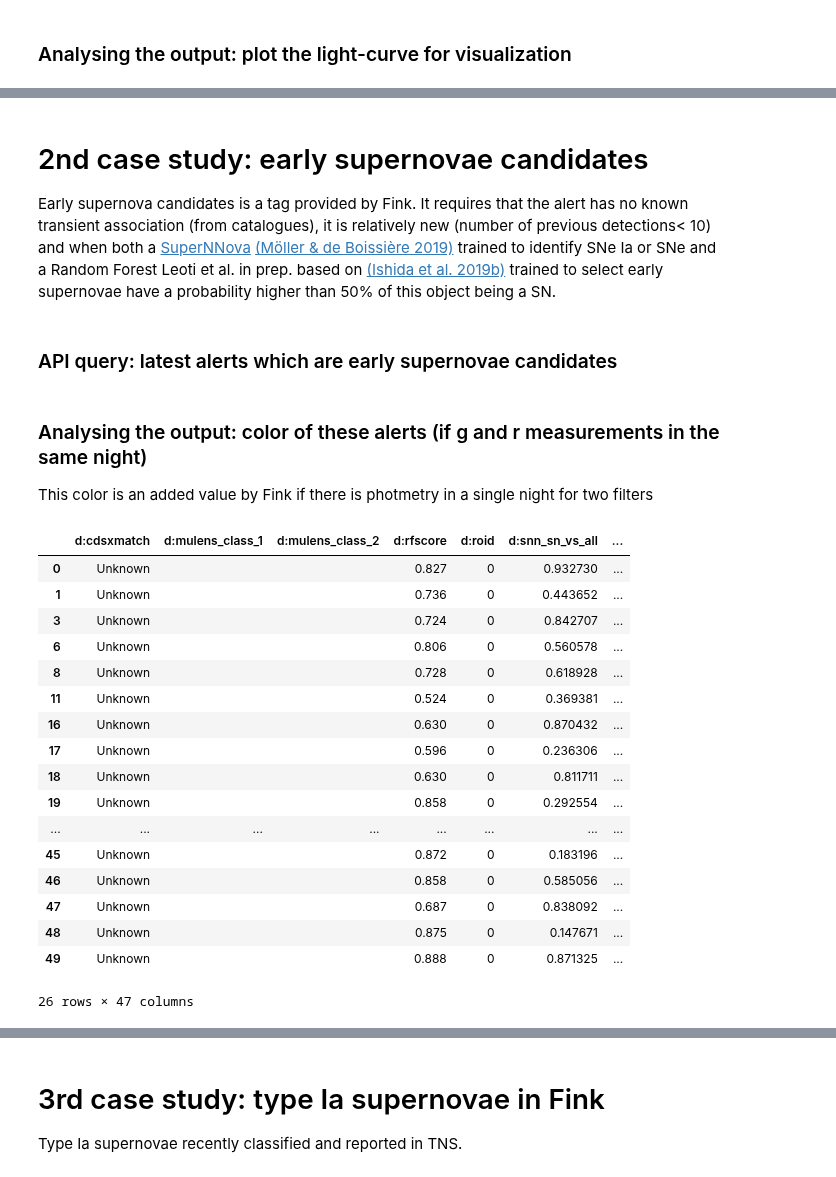
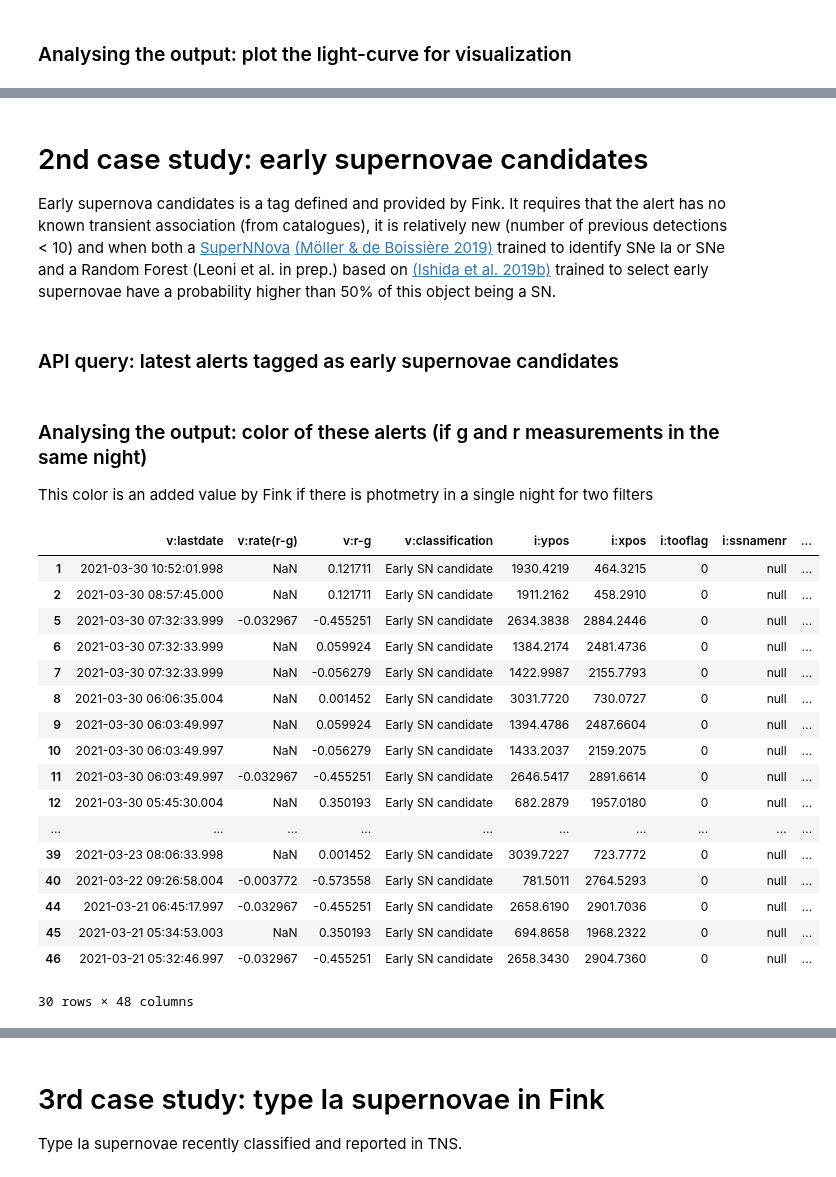
Before and after one commit to astrolabsoftware/fink-tutorials, a Jupyter notebook: extragalactic/extragalactic.ipynb, the cells around one changed output, grey strips where cells are left out. Cells and saved outputs as stored; diff of their text form; code cells hidden in the pictures.

```diff
--- a/extragalactic/extragalactic.ipynb
+++ b/extragalactic/extragalactic.ipynb
@@ -84,8 +85,8 @@ plt.gca().invert_yaxis()
 # %% [markdown]
 # 2nd case study: early supernovae candidates
-Early supernova candidates is a tag provided by Fink. It requires that the alert has no known transient association (from catalogues), it is relatively new (number of previous detections< 10) and when both a [SuperNNova](https://github.com/supernnova/SuperNNova) [(Möller & de Boissière 2019)](https://academic.oup.com/mnras/article-abstract/491/3/4277/5651173) trained to identify SNe Ia or SNe and a Random Forest Leoti et al. in prep. based on [(Ishida et al. 2019b)](https://ui.adsabs.harvard.edu/abs/2019MNRAS.483....2I/abstract) trained to select early supernovae have a probability higher than 50% of this object being a SN.
+Early supernova candidates is a tag defined and provided by Fink. It requires that the alert has no known transient association (from catalogues), it is relatively new (number of previous detections < 10) and when both a [SuperNNova](https://github.com/supernnova/SuperNNova) [(Möller & de Boissière 2019)](https://academic.oup.com/mnras/article-abstract/491/3/4277/5651173) trained to identify SNe Ia or SNe and a Random Forest (Leoni et al. in prep.) based on [(Ishida et al. 2019b)](https://ui.adsabs.harvard.edu/abs/2019MNRAS.483....2I/abstract) trained to select early supernovae have a probability higher than 50% of this object being a SN.
 # %% [markdown]
-### API query: latest alerts which are early supernovae candidates
+### API query: latest alerts tagged as early supernovae candidates
 # %%
 # Get latests 5 Early SN candidates
 r = requests.post(
@@ -103,23 +104,23 @@ pdf = pd.read_json(r.content)
 This color is an added value by Fink if there is photmetry in a single night for two filters
 # %%
 candSNe_w_color = pdf[(~pdf["v:r-g"].isna())]
-candSNe_w_color
+candSNe_w_color[candSNe_w_color.columns[::-1]]
 # %% [output]
-|  | d:cdsxmatch | d:mulens_class_1 | d:mulens_class_2 | d:rfscore | d:roid | d:snn_sn_vs_all | ... |
-| 0 | Unknown |  |  | 0.827 | 0 | 0.932730 | ... |
-| 1 | Unknown |  |  | 0.736 | 0 | 0.443652 | ... |
-| 3 | Unknown |  |  | 0.724 | 0 | 0.842707 | ... |
-| 6 | Unknown |  |  | 0.806 | 0 | 0.560578 | ... |
-| 8 | Unknown |  |  | 0.728 | 0 | 0.618928 | ... |
-| 11 | Unknown |  |  | 0.524 | 0 | 0.369381 | ... |
-| 16 | Unknown |  |  | 0.630 | 0 | 0.870432 | ... |
-| 17 | Unknown |  |  | 0.596 | 0 | 0.236306 | ... |
-| 18 | Unknown |  |  | 0.630 | 0 | 0.811711 | ... |
-| 19 | Unknown |  |  | 0.858 | 0 | 0.292554 | ... |
-| ... | ... | ... | ... | ... | ... | ... | ... |
-| 45 | Unknown |  |  | 0.872 | 0 | 0.183196 | ... |
-| 46 | Unknown |  |  | 0.858 | 0 | 0.585056 | ... |
-| 47 | Unknown |  |  | 0.687 | 0 | 0.838092 | ... |
-| 48 | Unknown |  |  | 0.875 | 0 | 0.147671 | ... |
-| 49 | Unknown |  |  | 0.888 | 0 | 0.871325 | ... |
+|  | v:lastdate | v:rate(r-g) | v:r-g | v:classification | i:ypos | i:xpos | i:tooflag | i:ssnamenr | ... |
+| 1 | 2021-03-30 10:52:01.998 | NaN | 0.121711 | Early SN candidate | 1930.4219 | 464.3215 | 0 | null | ... |
+| 2 | 2021-03-30 08:57:45.000 | NaN | 0.121711 | Early SN candidate | 1911.2162 | 458.2910 | 0 | null | ... |
+| 5 | 2021-03-30 07:32:33.999 | -0.032967 | -0.455251 | Early SN candidate | 2634.3838 | 2884.2446 | 0 | null | ... |
+| 6 | 2021-03-30 07:32:33.999 | NaN | 0.059924 | Early SN candidate | 1384.2174 | 2481.4736 | 0 | null | ... |
+| 7 | 2021-03-30 07:32:33.999 | NaN | -0.056279 | Early SN candidate | 1422.9987 | 2155.7793 | 0 | null | ... |
+| 8 | 2021-03-30 06:06:35.004 | NaN | 0.001452 | Early SN candidate | 3031.7720 | 730.0727 | 0 | null | ... |
+| 9 | 2021-03-30 06:03:49.997 | NaN | 0.059924 | Early SN candidate | 1394.4786 | 2487.6604 | 0 | null | ... |
+| 10 | 2021-03-30 06:03:49.997 | NaN | -0.056279 | Early SN candidate | 1433.2037 | 2159.2075 | 0 | null | ... |
+| 11 | 2021-03-30 06:03:49.997 | -0.032967 | -0.455251 | Early SN candidate | 2646.5417 | 2891.6614 | 0 | null | ... |
+| 12 | 2021-03-30 05:45:30.004 | NaN | 0.350193 | Early SN candidate | 682.2879 | 1957.0180 | 0 | null | ... |
+| ... | ... | ... | ... | ... | ... | ... | ... | ... | ... |
+| 39 | 2021-03-23 08:06:33.998 | NaN | 0.001452 | Early SN candidate | 3039.7227 | 723.7772 | 0 | null | ... |
+| 40 | 2021-03-22 09:26:58.004 | -0.003772 | -0.573558 | Early SN candidate | 781.5011 | 2764.5293 | 0 | null | ... |
+| 44 | 2021-03-21 06:45:17.997 | -0.032967 | -0.455251 | Early SN candidate | 2658.6190 | 2901.7036 | 0 | null | ... |
+| 45 | 2021-03-21 05:34:53.003 | NaN | 0.350193 | Early SN candidate | 694.8658 | 1968.2322 | 0 | null | ... |
+| 46 | 2021-03-21 05:32:46.997 | -0.032967 | -0.455251 | Early SN candidate | 2658.3430 | 2904.7360 | 0 | null | ... |
-26 rows × 47 columns
+30 rows × 48 columns
```
Also changed, not shown: parts of 16 cells of this notebook.
